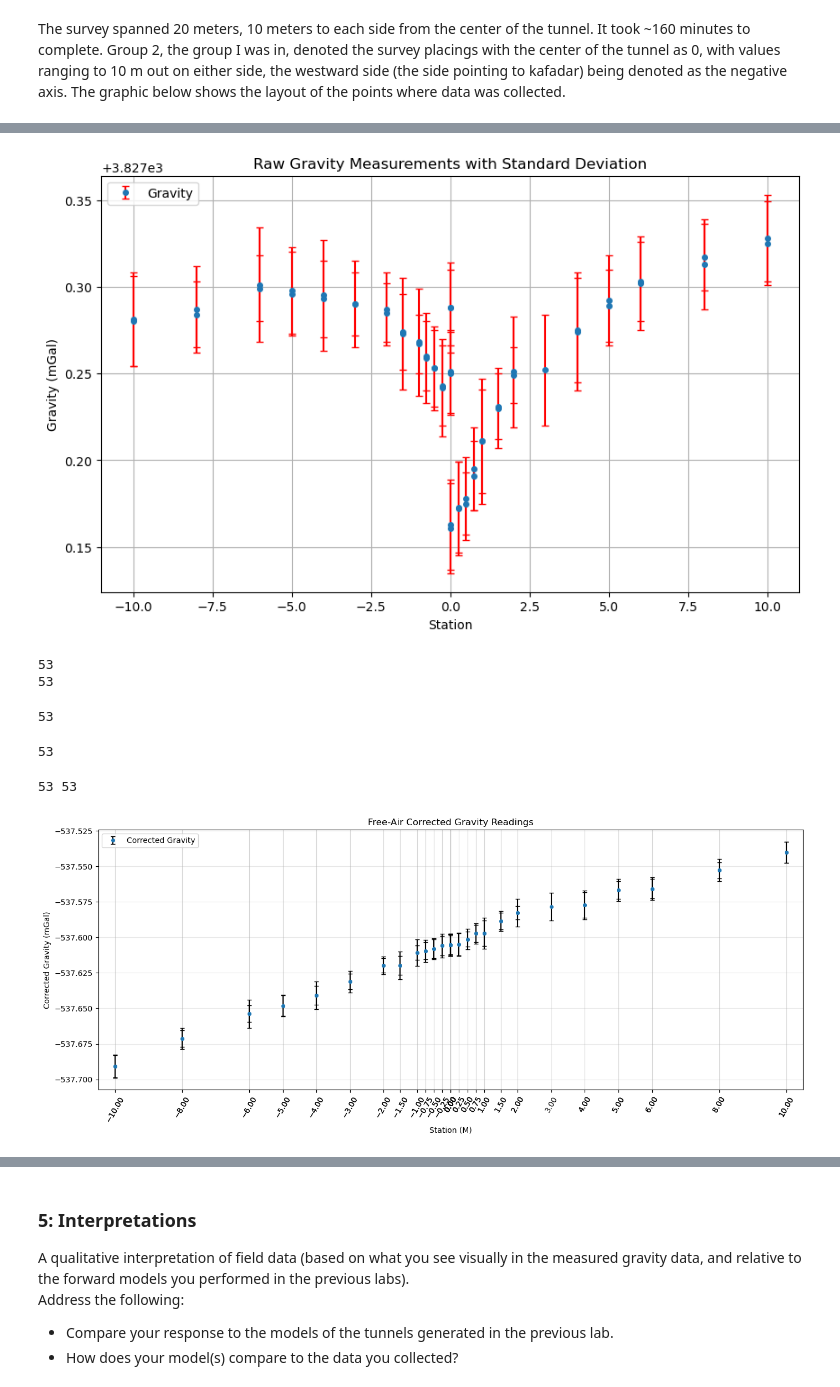
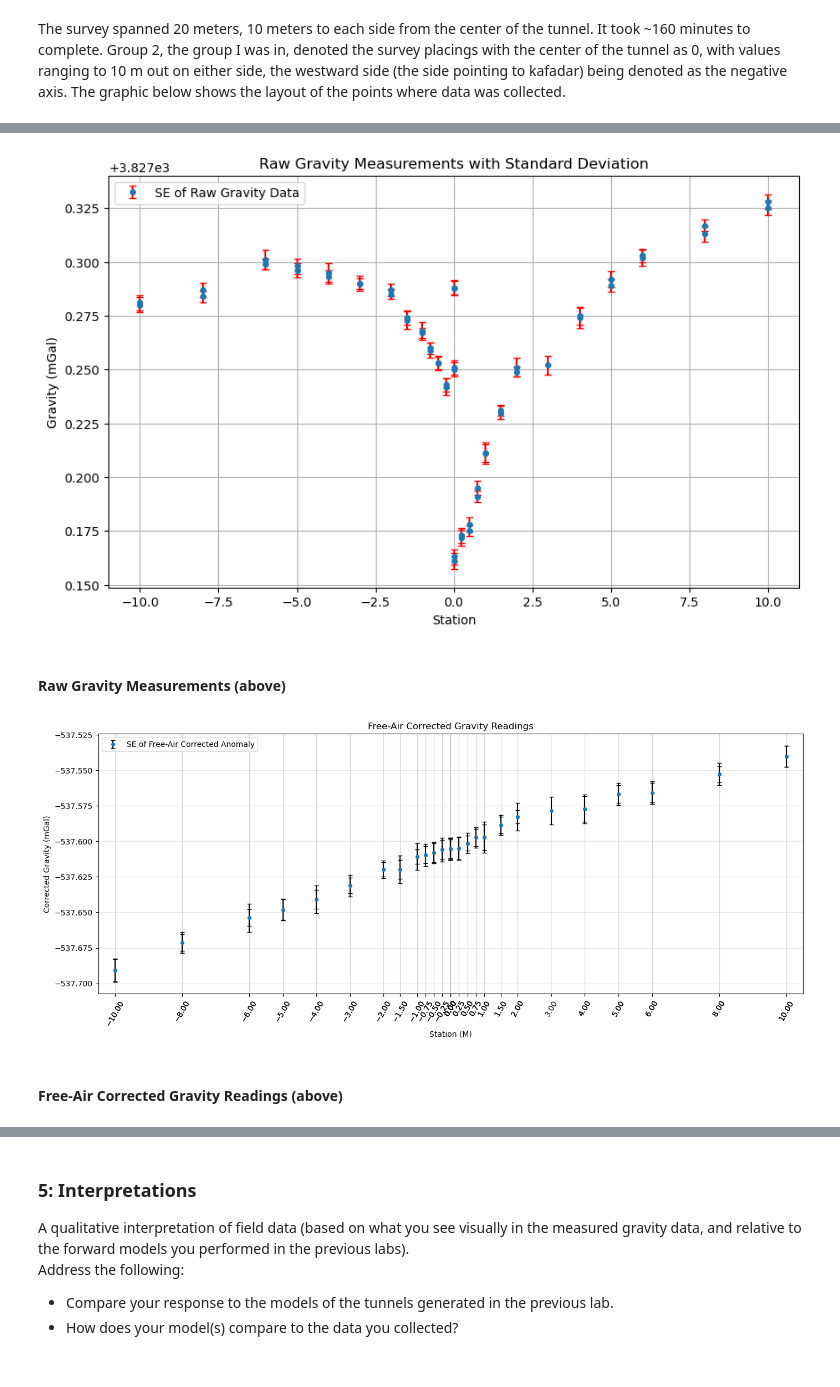
Before and after one commit to lillian-hanson/gpgn-318-328-notebooks, a Jupyter notebook: Labs/gravity/06-lab/06-Gravity-Tunnel-Hanson.ipynb, the cells around one changed output, grey strips where cells are left out. Cells and saved outputs as stored; diff of their text form; code cells hidden in the pictures.

```diff
--- a/Labs/gravity/06-lab/06-Gravity-Tunnel-Hanson.ipynb
+++ b/Labs/gravity/06-lab/06-Gravity-Tunnel-Hanson.ipynb
@@ -127,19 +203,21 @@ dfcg5 = pd.read_csv('data/grp2/CG5-2.TXT', sep=r'\s+', skiprows=52, header=None,
 # %%
 # Plot GRAV vs STATION with error bars
 plt.figure(figsize=(10, 6))
 plt.errorbar(
-    dfcg5['STATION'], dfcg5['GRAV'], yerr=dfcg5['SD'],
-    fmt='o', ecolor='red', capsize=3, markersize=4, label='Gravity'
+    dfcg5['STATION'], dfcg5['GRAV'], yerr=(dfcg5['SD'] / math.sqrt(len(dfcg5['STATION']))),
+    fmt='o', ecolor='red', capsize=3, markersize=4, label='SE of Raw Gravity Data'
 )
 
 plt.xlabel('Station')
 plt.ylabel('Gravity (mGal)')
 plt.title('Raw Gravity Measurements with Standard Deviation')
 plt.legend()
 plt.grid(True)
 plt.show()
 # %% [output]
-[figure, old version]
+[figure, new version]
+# %% [markdown]
+#### Raw Gravity Measurements (above)
 # %%
 # clean columns
 dfcg5['STATION'] = dfcg5['STATION'].astype(str).str.strip()
@@ -165,37 +243,24 @@ station_inds = np.where(is_station)[0]
 
 
 times = pd.to_datetime(df['TIME'], format='%H:%M:%S')
-print(len(times))
 height = df['ELEV']
-print(len(height))
-# %% [output]
-53
-53
 # %%
 # drift correction
 obs = df['GRAV']
 
 g_drift = np.interp(times, times[base_inds], obs[base_inds])
-print(len(g_drift))
-# %% [output]
-53
 # %%
 # free air correction
 g_obs = df['GRAV']
 g_fa = -0.3086 * height
-print(len(g_fa))
-# %% [output]
-53
 # %%
-print(len(df['STATION_NUM']), len(g_fa))
-
 # plot corrected gravity
 plt.figure(figsize=(14, 6))
 plt.errorbar(
     df['STATION_NUM'],
     g_fa,
     yerr=(df.get('SD') / math.sqrt(len('STATION_NUM'))),
-    fmt='o', ecolor='Black', capsize=3, markersize=4, label='Corrected Gravity'
+    fmt='o', ecolor='Black', capsize=3, markersize=4, label='SE of Free-Air Corrected Anomaly'
 )
 
 plt.xticks(df['STATION_NUM'], rotation=60)
@@ -210,6 +275,7 @@ plt.legend()
 plt.tight_layout()
 plt.show()
 # %% [output]
-53 53
-[figure, old version]
+[figure, new version]
+# %% [markdown]
+#### Free-Air Corrected Gravity Readings (above)
 # %%
```
Also changed, not shown: parts of 15 cells of this notebook.
